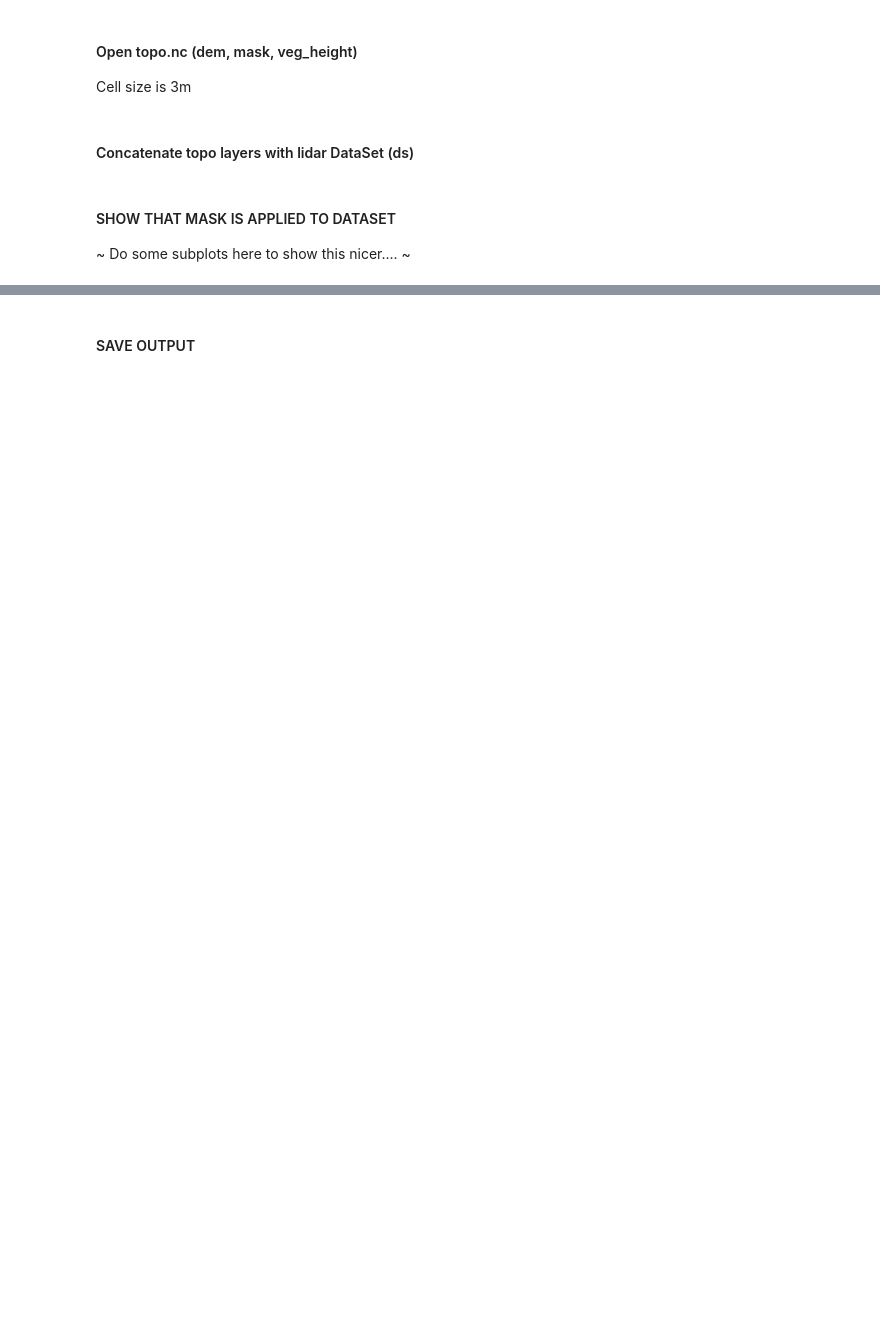
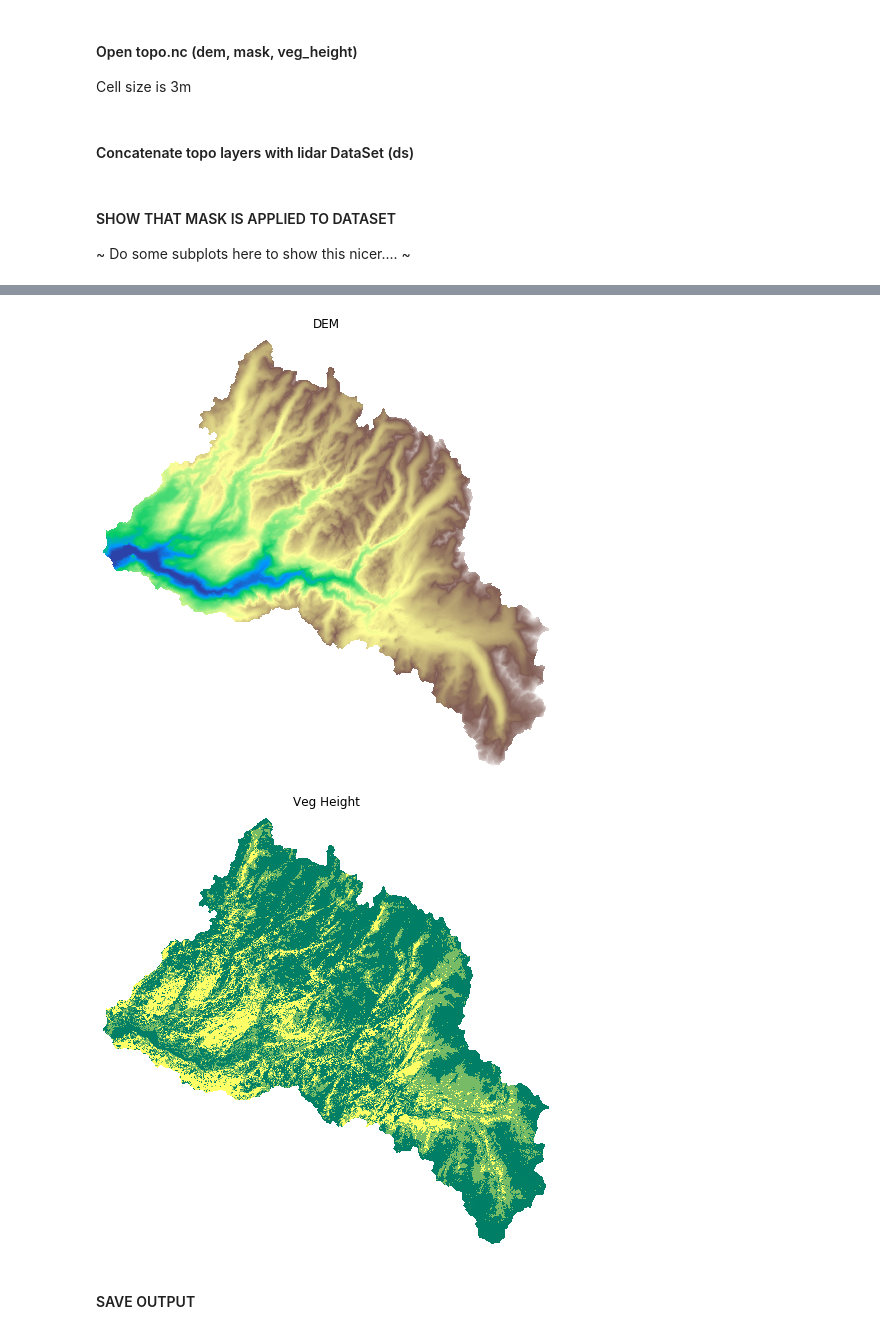
Before and after one commit to meganmason/jlabs, a Jupyter notebook: xarray/build.ipynb, the cells around one changed output, grey strips where cells are left out. Drawn from its saved outputs; the diff is of its cells as text; code cells hidden in the pictures; blank space fills up the shorter version.

```diff
--- a/xarray/build.ipynb
+++ b/xarray/build.ipynb
@@ -143,3 +149,15 @@ plt.imshow(ds.veg, cmap='Greens'); plt.colorbar(); plt.title('Veg Height'); plt.
+# %%
+# plt.imshow(ds.snow[0]/1000, cmap='coolwarm'); plt.colorbar(); plt.title('One snow depth image'); plt.show() #zeros outside of mask because nans=float, 0=ints
+fig=plt.figure(figsize=(8,8))
+plt.imshow(ds.dem, cmap='terrain'); plt.title('DEM'); plt.axis('off')
+plt.savefig('../figs/dem_for_graphic', dpi=300, transparent=True)
+
+fig=plt.figure(figsize=(8,8))
+plt.imshow(ds.veg, cmap='summer'); plt.title('Veg Height'); plt.axis('off')
+plt.savefig('../figs/vegHeight_for_graphic', dpi=300, transparent=True)
+# %% [output]
+[figure, added]
+[figure, added]
 # %% [markdown]
 #### SAVE OUTPUT
 # %%
```
Also changed, not shown: parts of 4 cells of this notebook, 14 other files.
